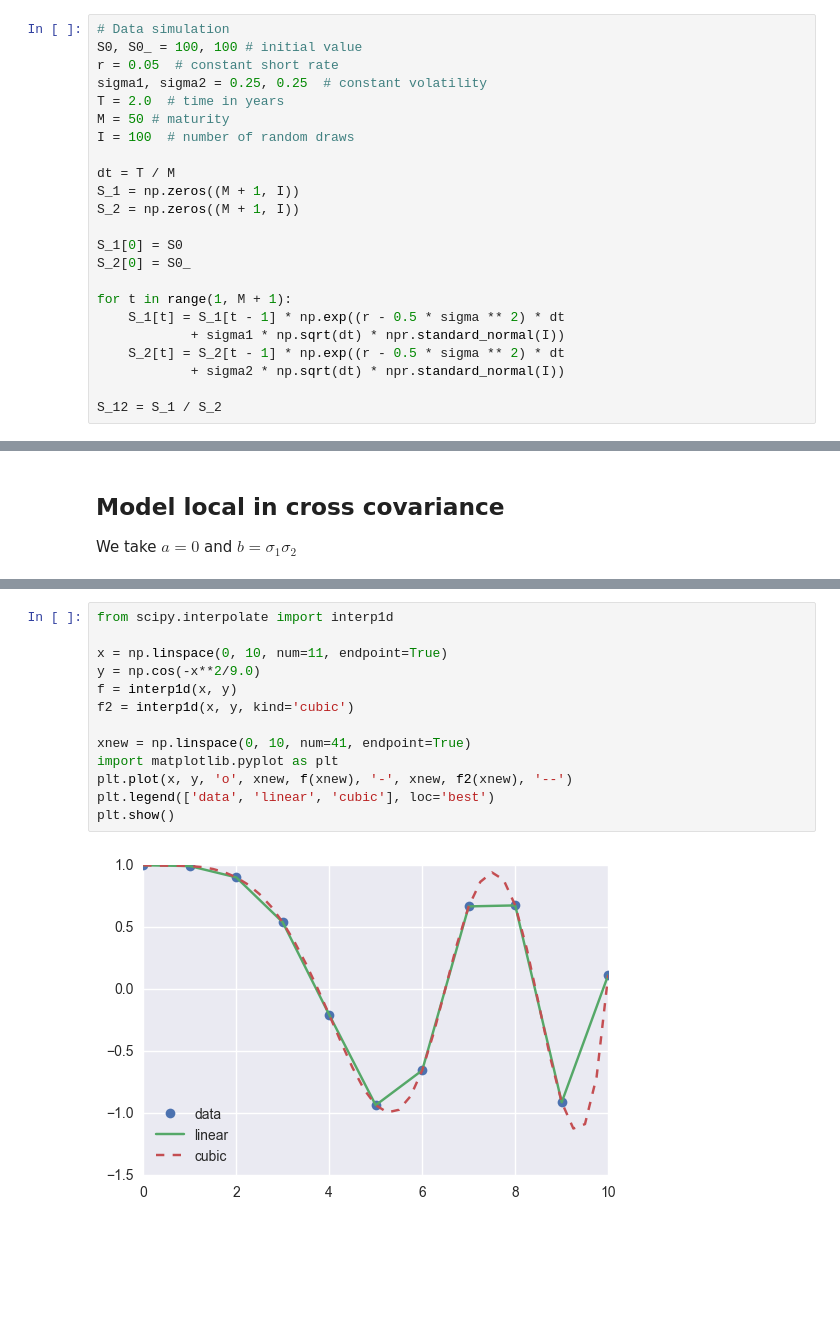
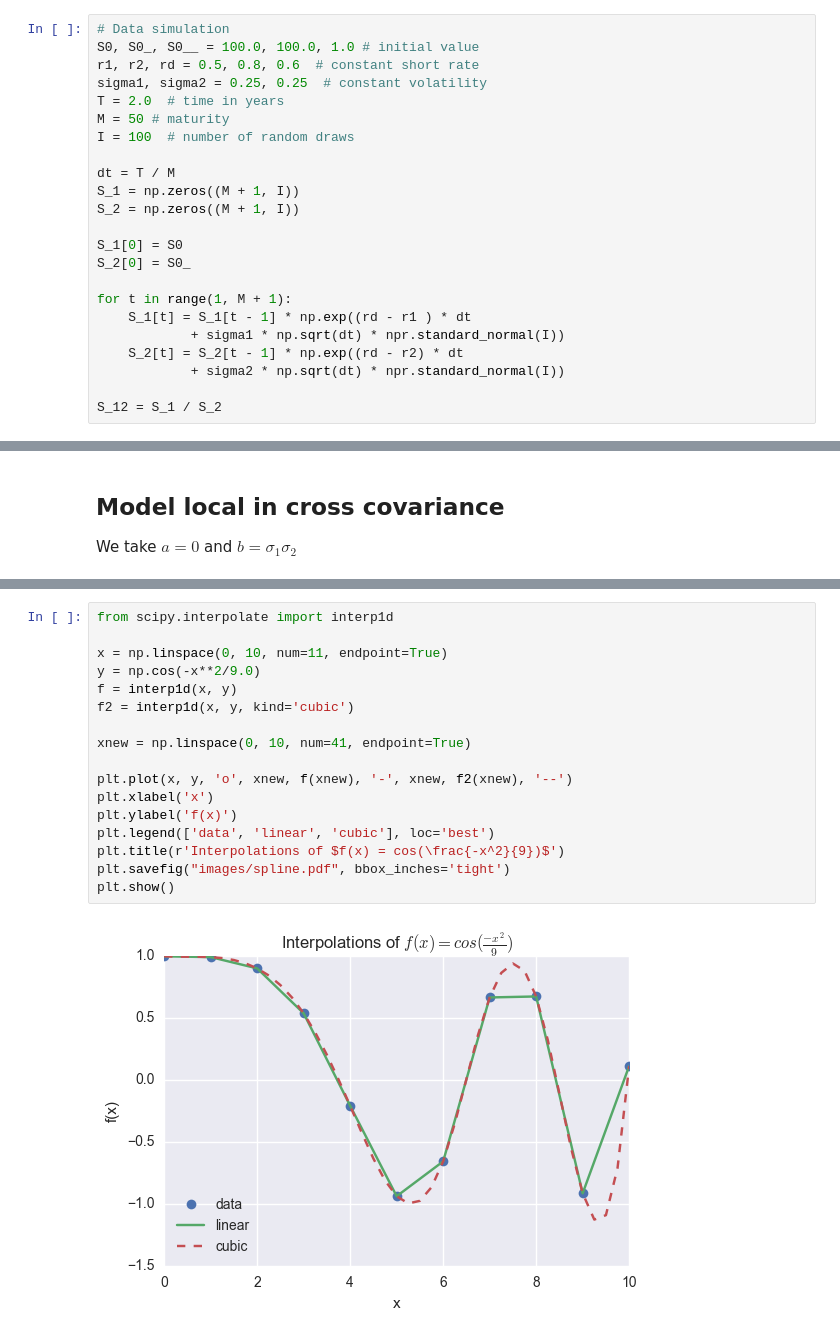
Before and after one commit to FelipeAndresG/FX-triangle, a Jupyter notebook: Code/FX_calibration.ipynb, the cells around one changed output, grey strips where cells are left out. Cells and saved outputs as stored; diff of their text form; blank space fills up the shorter version.

```diff
--- a/Code/FX_calibration.ipynb
+++ b/Code/FX_calibration.ipynb
@@ -91,7 +92,7 @@ fig.colorbar(surf, shrink=0.5, aspect=5)
 # %%
 # Data simulation
-S0, S0_ = 100, 100 # initial value
-r = 0.05  # constant short rate
+S0, S0_, S0__ = 100.0, 100.0, 1.0 # initial value
+r1, r2, rd = 0.5, 0.8, 0.6  # constant short rate
 sigma1, sigma2 = 0.25, 0.25  # constant volatility
 T = 2.0  # time in years
 M = 50 # maturity
@@ -105,9 +106,9 @@ S_1[0] = S0
 S_2[0] = S0_
 
 for t in range(1, M + 1):
-    S_1[t] = S_1[t - 1] * np.exp((r - 0.5 * sigma ** 2) * dt
+    S_1[t] = S_1[t - 1] * np.exp((rd - r1 ) * dt
             + sigma1 * np.sqrt(dt) * npr.standard_normal(I))
-    S_2[t] = S_2[t - 1] * np.exp((r - 0.5 * sigma ** 2) * dt
+    S_2[t] = S_2[t - 1] * np.exp((rd - r2) * dt
             + sigma2 * np.sqrt(dt) * npr.standard_normal(I))
 
 S_12 = S_1 / S_2
@@ -617,15 +612,19 @@ fig.colorbar(surf, shrink=0.5, aspect=5)
 # %%
 from scipy.interpolate import interp1d
 
 x = np.linspace(0, 10, num=11, endpoint=True)
 y = np.cos(-x**2/9.0)
 f = interp1d(x, y)
 f2 = interp1d(x, y, kind='cubic')
 
 xnew = np.linspace(0, 10, num=41, endpoint=True)
-import matplotlib.pyplot as plt
+
 plt.plot(x, y, 'o', xnew, f(xnew), '-', xnew, f2(xnew), '--')
+plt.xlabel('x')
+plt.ylabel('f(x)')
 plt.legend(['data', 'linear', 'cubic'], loc='best')
+plt.title(r'Interpolations of $f(x) = cos(\frac{-x^2}{9})$')
+plt.savefig("images/spline.pdf", bbox_inches='tight')
 plt.show()
 # %% [output]
-[figure, old version]
+[figure, new version]
```
Also changed, not shown: parts of 45 cells of this notebook, 46 other files.
